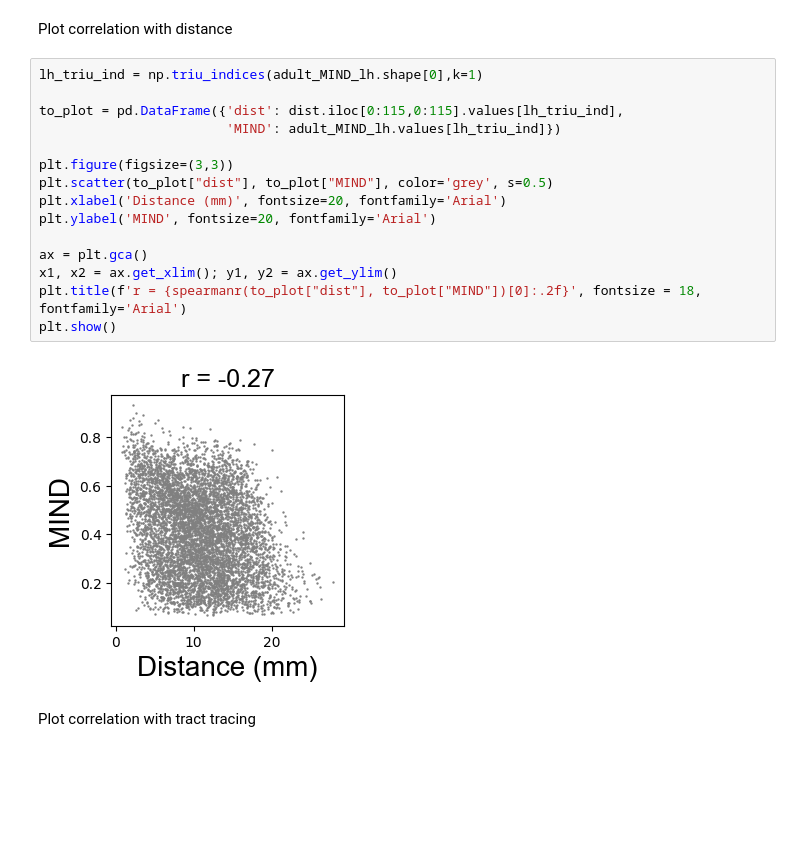
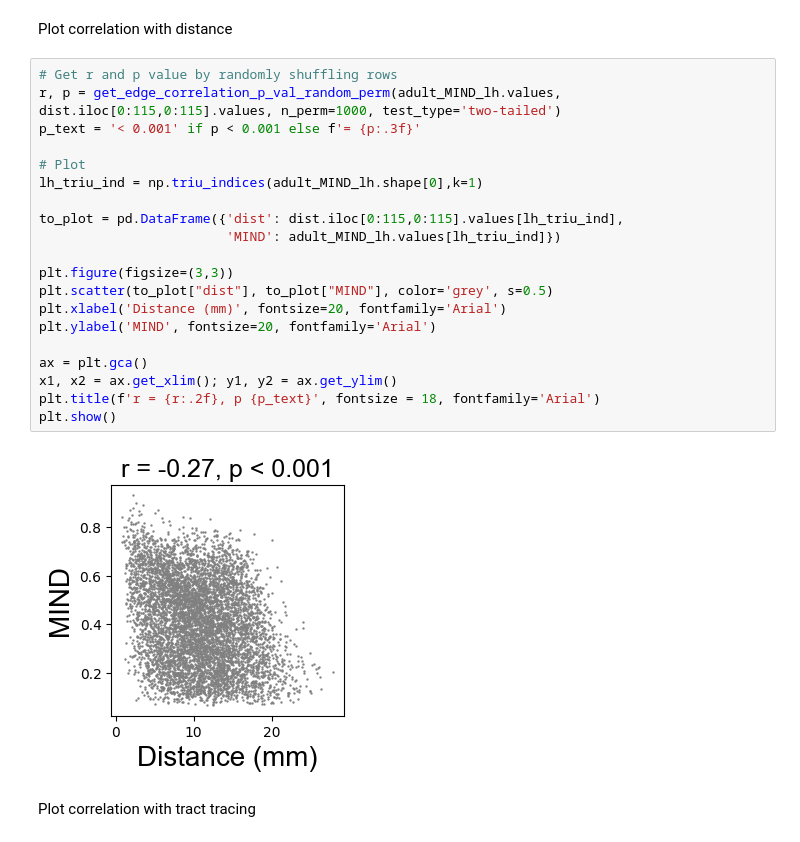
Before and after one commit to edhutch1/marm_MIND, a Jupyter notebook: Fig1.ipynb, the cells around one changed output. Saved outputs shown, nothing was run; the diff lists cells and outputs as text; blank space fills up the shorter version.

```diff
--- a/Fig1.ipynb
+++ b/Fig1.ipynb
@@ -223,22 +226,27 @@ adult_MIND_lh = adult_MIND.iloc[0:115,0:115]
 # %% [markdown]
 Plot correlation with distance
 # %%
+# Get r and p value by randomly shuffling rows
+r, p = get_edge_correlation_p_val_random_perm(adult_MIND_lh.values, dist.iloc[0:115,0:115].values, n_perm=1000, test_type='two-tailed')
+p_text = '< 0.001' if p < 0.001 else f'= {p:.3f}'
+
+# Plot
 lh_triu_ind = np.triu_indices(adult_MIND_lh.shape[0],k=1)
 
 to_plot = pd.DataFrame({'dist': dist.iloc[0:115,0:115].values[lh_triu_ind],
                         'MIND': adult_MIND_lh.values[lh_triu_ind]})
 
 plt.figure(figsize=(3,3))
 plt.scatter(to_plot["dist"], to_plot["MIND"], color='grey', s=0.5)
 plt.xlabel('Distance (mm)', fontsize=20, fontfamily='Arial')
 plt.ylabel('MIND', fontsize=20, fontfamily='Arial')
 
 ax = plt.gca()
 x1, x2 = ax.get_xlim(); y1, y2 = ax.get_ylim()
-plt.title(f'r = {spearmanr(to_plot["dist"], to_plot["MIND"])[0]:.2f}', fontsize = 18, fontfamily='Arial')
+plt.title(f'r = {r:.2f}, p {p_text}', fontsize = 18, fontfamily='Arial')
 plt.show()
 # %% [output]
-[figure, old version]
+[figure, new version]
 # %% [markdown]
 Plot correlation with tract tracing
 # %%
```
Also changed, not shown: parts of 1 cell of this notebook, 2 other files.
